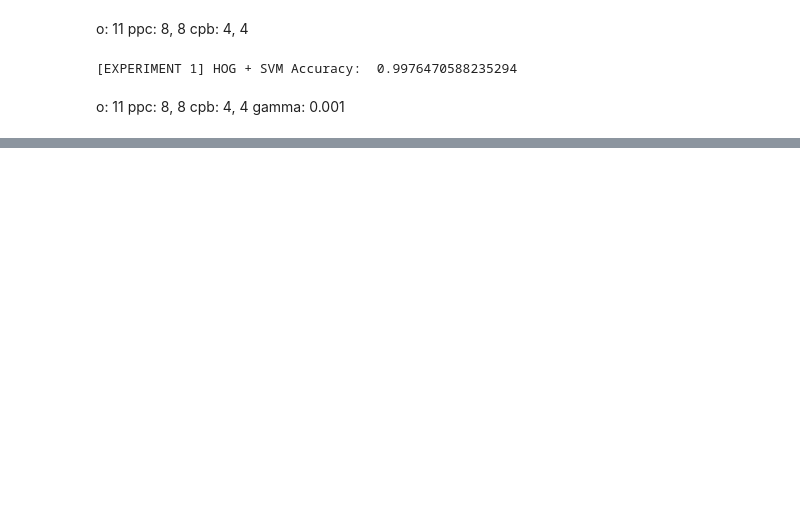
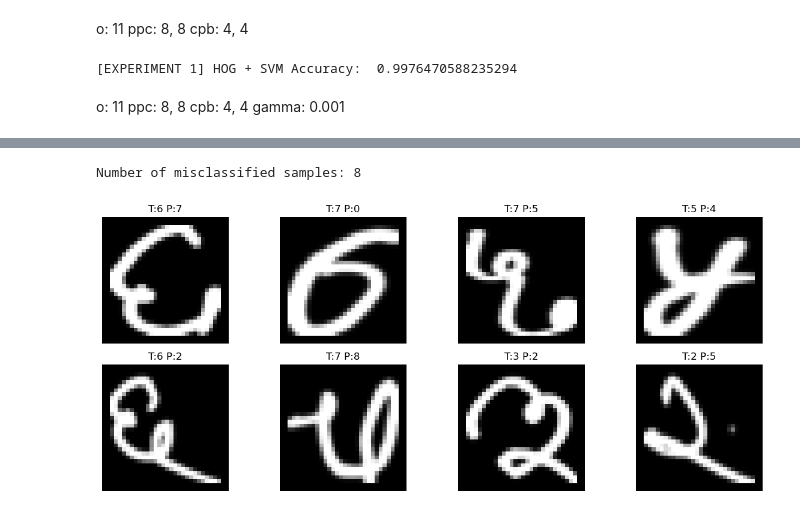
Before and after one commit to Shounge/Image_and_Video_Processing, a Jupyter notebook: hog_svm.ipynb, the cells around one changed output, grey strips where cells are left out. Drawn from its saved outputs; the diff is of its cells as text; code cells hidden in the pictures; blank space fills up the shorter version.

```diff
--- a/hog_svm.ipynb
+++ b/hog_svm.ipynb
@@ -232,0 +265,19 @@ print("[EXPERIMENT 2] HOG + SVM Accuracy: ", accuracy_score(y_val, val_pred_hog_
+# %%
+wrong_idx = np.where(val_pred_hog_svm != y_val)[0]
+print("Number of misclassified samples:", len(wrong_idx))
+
+plt.figure(figsize=(12, 10))
+n_show = min(16, len(wrong_idx))
+
+for i in range(n_show):
+    idx = wrong_idx[i]
+    plt.subplot(4, 4, i + 1)
+    plt.imshow(X_val_img[idx], cmap="gray")
+    plt.title(f"T:{y_val[idx]} P:{val_pred_hog_svm[idx]}")
+    plt.axis("off")
+
+plt.tight_layout()
+plt.show()
+# %% [output]
+Number of misclassified samples: 8
+[figure, added]
```
Also changed, not shown: parts of 4 cells of this notebook, 3 other files.
